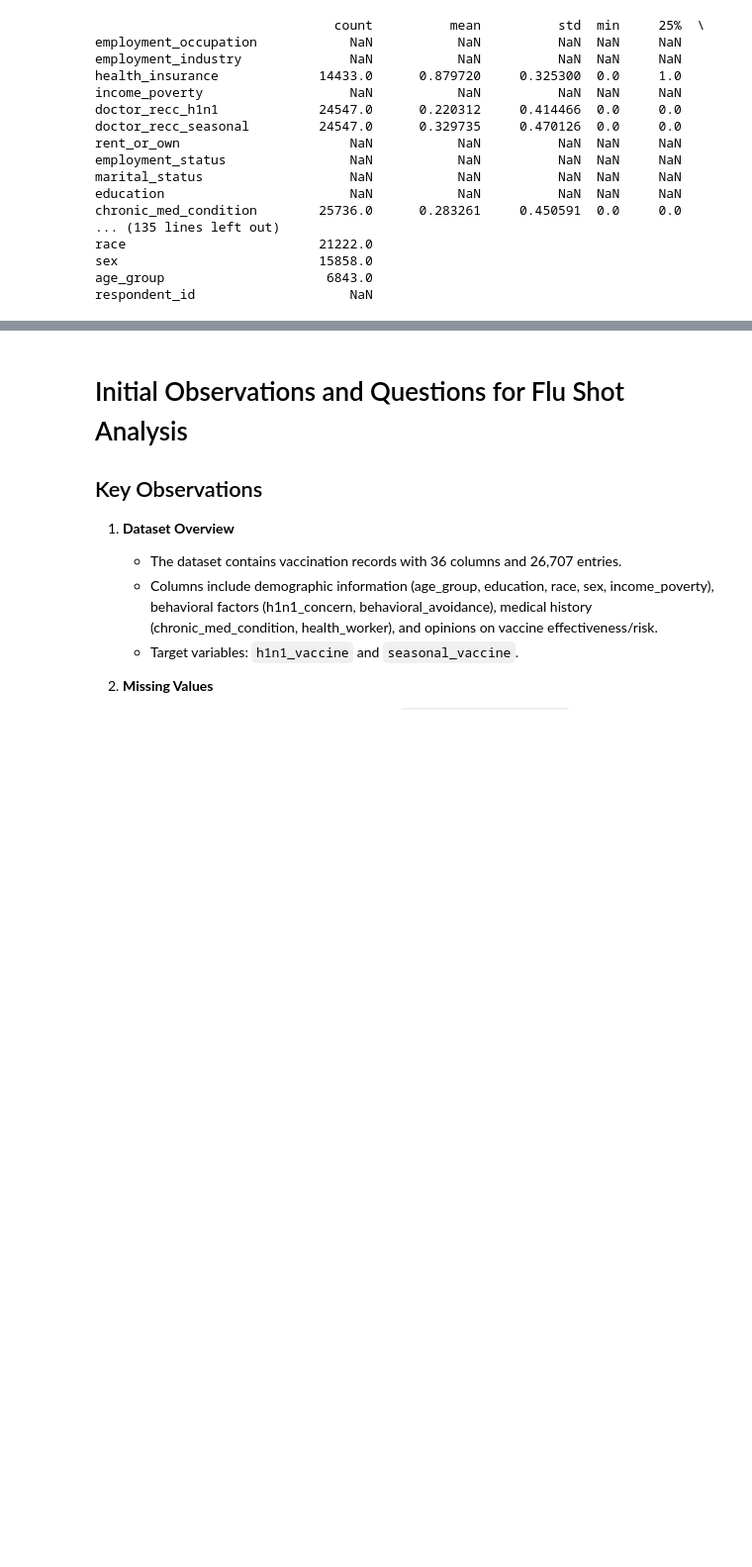
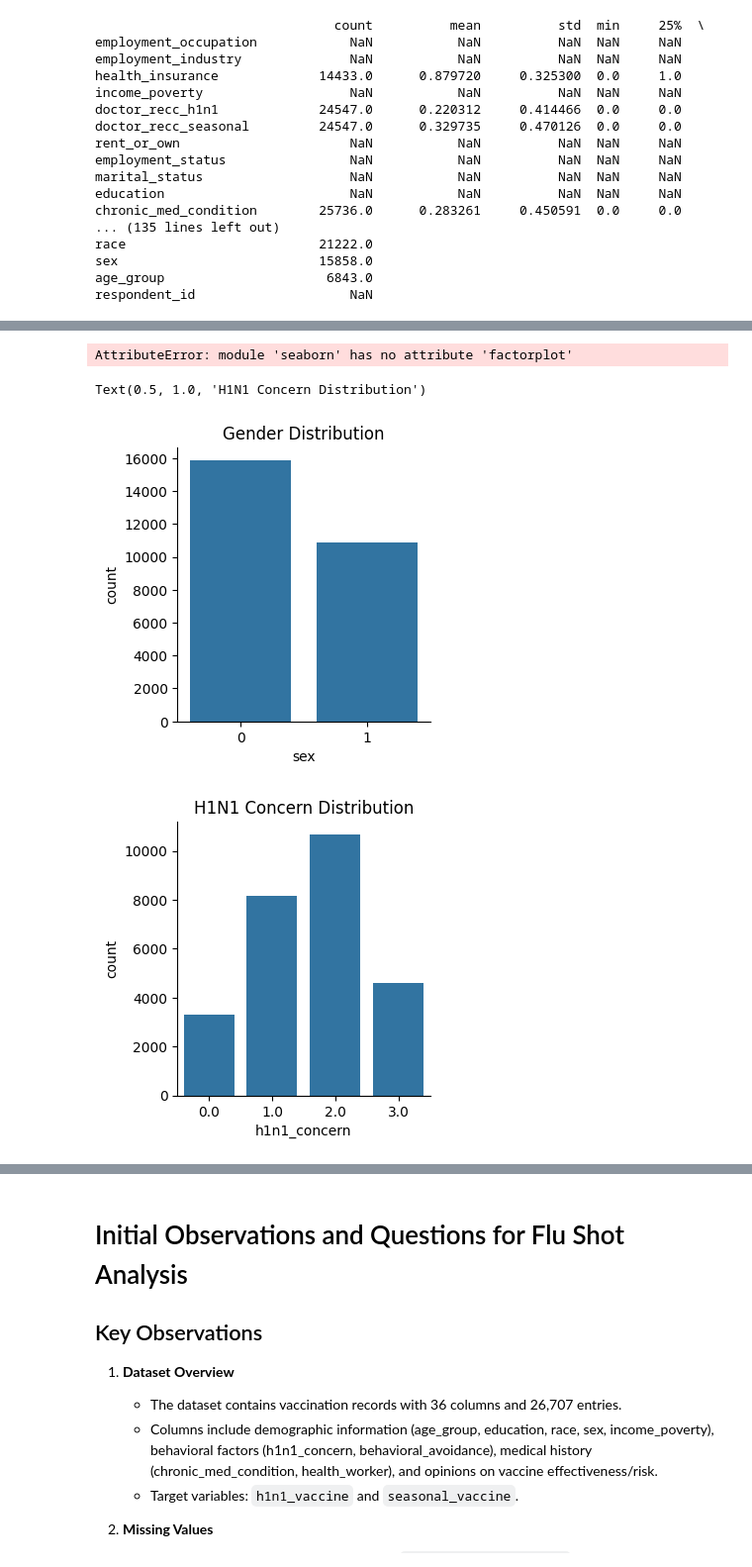
Before and after one commit to albert-raphael/alpha-group, a Jupyter notebook: Notebooks/flu shot.ipynb, the cells around one changed output, grey strips where cells are left out. Shown at 99% size. Saved outputs shown, nothing was run; the diff lists cells and outputs as text; code cells hidden in the pictures; blank space fills up the shorter version.

```diff
--- a/Notebooks/flu shot.ipynb
+++ b/Notebooks/flu shot.ipynb
@@ -205,0 +459,23 @@ saad
+# %%
+## The gender distribution of the data
+sns.factorplot('sex',data=data,kind='count',size = 3.5)
+
+## The number of people in each category of concern
+sns.factorplot('h1n1_concern',kind = 'count',data = data)
+# %% [output]
+AttributeError: module 'seaborn' has no attribute 'factorplot'
+# %%
+import seaborn as sns
+import matplotlib.pyplot as plt
+
+# Gender distribution
+sns.catplot(x='sex', data=data, kind='count', height=3.5)
+plt.title("Gender Distribution")
+
+# Distribution of H1N1 concern levels
+sns.catplot(x='h1n1_concern', data=data, kind='count', height=3.5)
+plt.title("H1N1 Concern Distribution")
+# %% [output]
+Text(0.5, 1.0, 'H1N1 Concern Distribution')
+[figure, added]
+[figure, added]
```
Also changed, not shown: parts of 33 cells of this notebook.
